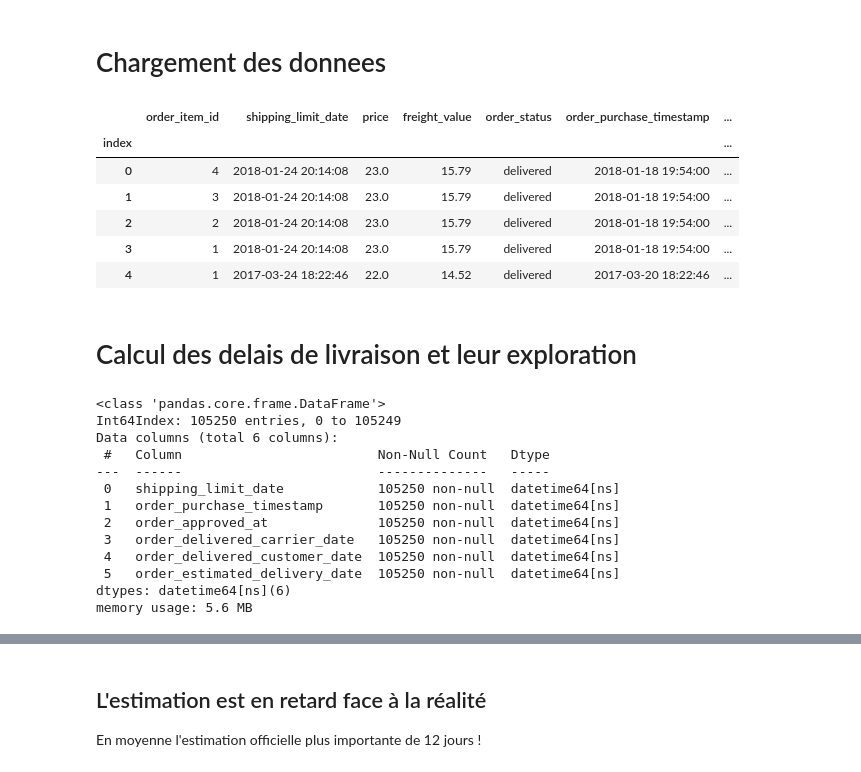
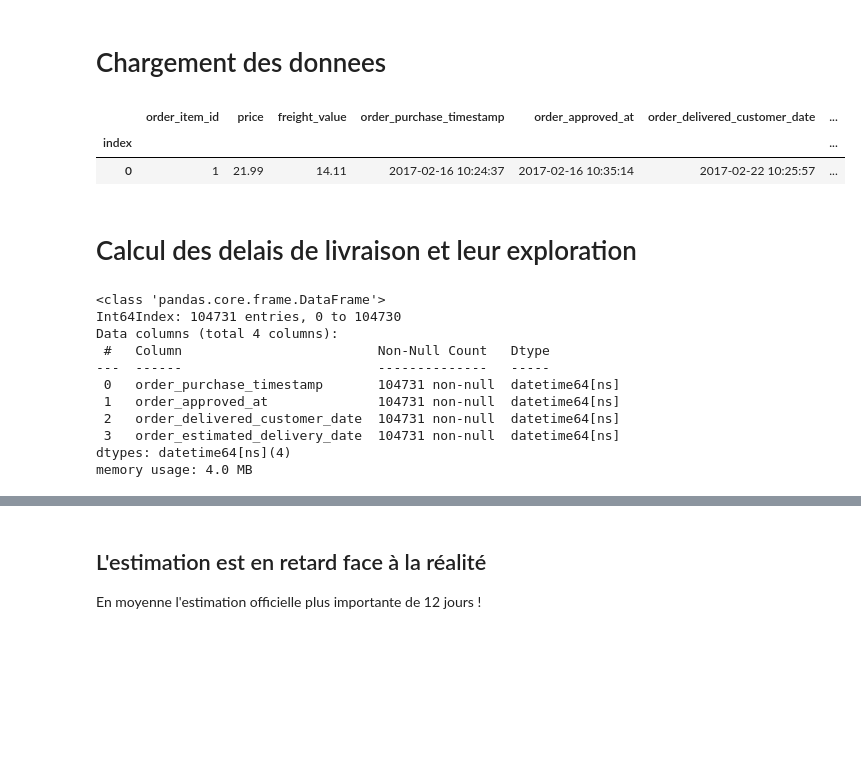
Before and after one commit to Nicolas-Malgat/E2_prediction_temps_livraison, a Jupyter notebook: work/3_feature_engineering.ipynb, the cells around one changed output, grey strips where cells are left out. Cells and saved outputs as stored; diff of their text form; code cells hidden in the pictures; blank space fills up the shorter version.

```diff
--- a/work/3_feature_engineering.ipynb
+++ b/work/3_feature_engineering.ipynb
@@ -8,42 +13,34 @@ import plotly.express as px
 # %%
 clean = '../../datas/CLEAN/E2/'
 
 con = sqlite3.connect(clean + 'E2.db')
 df = pd.read_sql('select * from clean_data', con, index_col='index')
 
 con.close()
 
-df[df.columns[:16]].head(5)
+df[df.columns[:13]].head(1)
 # %% [output]
-|  | order_item_id | shipping_limit_date | price | freight_value | order_status | order_purchase_timestamp | ... |
+|  | order_item_id | price | freight_value | order_purchase_timestamp | order_approved_at | order_delivered_customer_date | ... |
 | index |  |  |  |  |  |  | ... |
-| 0 | 4 | 2018-01-24 20:14:08 | 23.0 | 15.79 | delivered | 2018-01-18 19:54:00 | ... |
-| 1 | 3 | 2018-01-24 20:14:08 | 23.0 | 15.79 | delivered | 2018-01-18 19:54:00 | ... |
-| 2 | 2 | 2018-01-24 20:14:08 | 23.0 | 15.79 | delivered | 2018-01-18 19:54:00 | ... |
-| 3 | 1 | 2018-01-24 20:14:08 | 23.0 | 15.79 | delivered | 2018-01-18 19:54:00 | ... |
-| 4 | 1 | 2017-03-24 18:22:46 | 22.0 | 14.52 | delivered | 2017-03-20 18:22:46 | ... |
+| 0 | 1 | 21.99 | 14.11 | 2017-02-16 10:24:37 | 2017-02-16 10:35:14 | 2017-02-22 10:25:57 | ... |
 # %% [markdown]
 # Calcul des delais de livraison et leur exploration
 # %%
-for col in df.columns[5:10]:
-    df[col] = pd.to_datetime(df[col])
-df['shipping_limit_date'] = pd.to_datetime(df['shipping_limit_date'])
-
+datetime_cols = ['order_purchase_timestamp', 'order_approved_at', 'order_delivered_customer_date', 'order_estimated_delivery_date']
+df[datetime_cols] = df[datetime_cols].apply(pd.to_datetime)
 df.select_dtypes(include=np.datetime64).info()
 # %% [output]
 <class 'pandas.core.frame.DataFrame'>
-Int64Index: 105250 entries, 0 to 105249
-Data columns (total 6 columns):
+Int64Index: 104731 entries, 0 to 104730
+Data columns (total 4 columns):
  #   Column                         Non-Null Count   Dtype
 ---  ------                         --------------   -----
- 0   shipping_limit_date            105250 non-null  datetime64[ns]
- 1   order_purchase_timestamp       105250 non-null  datetime64[ns]
- 2   order_approved_at              105250 non-null  datetime64[ns]
- 3   order_delivered_carrier_date   105250 non-null  datetime64[ns]
- 4   order_delivered_customer_date  105250 non-null  datetime64[ns]
- 5   order_estimated_delivery_date  105250 non-null  datetime64[ns]
-dtypes: datetime64[ns](6)
-memory usage: 5.6 MB
+ 0   order_purchase_timestamp       104731 non-null  datetime64[ns]
+ 1   order_approved_at              104731 non-null  datetime64[ns]
+ 2   order_delivered_customer_date  104731 non-null  datetime64[ns]
+ 3   order_estimated_delivery_date  104731 non-null  datetime64[ns]
+dtypes: datetime64[ns](4)
+memory usage: 4.0 MB
 # %%
 from modules.data_cleaning import get_time_gap
 from modules.data_cleaning import apply_zscore
```
Also changed, not shown: parts of 28 cells of this notebook, 5 other files.
